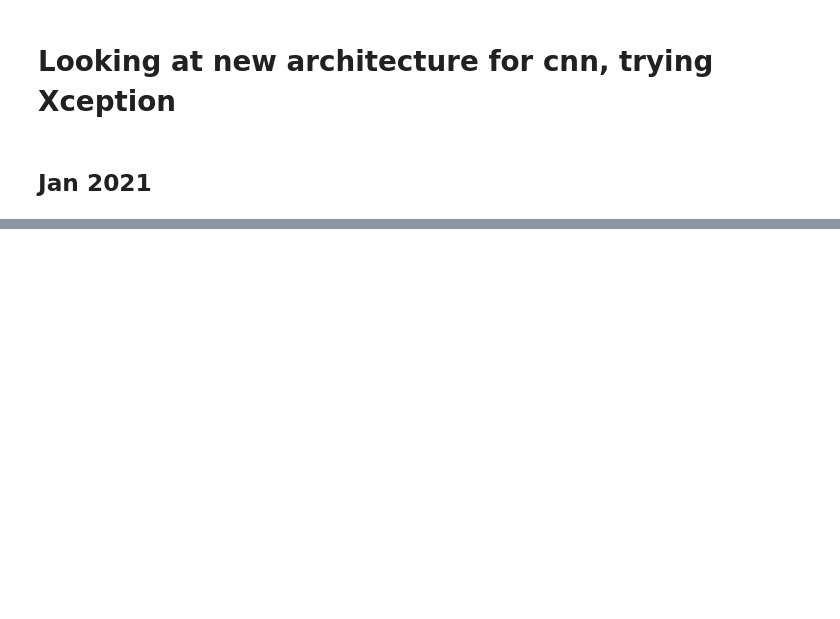
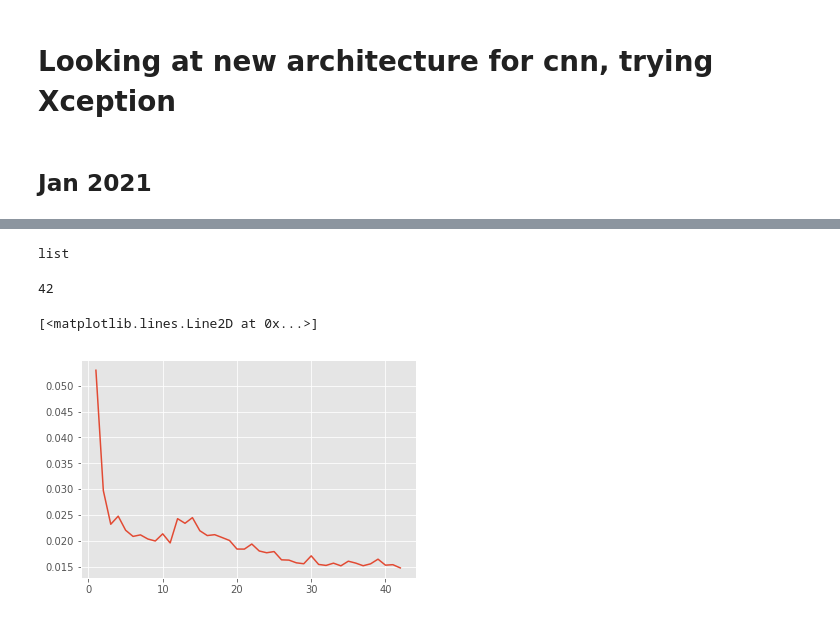
Before and after one commit to connorslagle/homes-like-this, a Jupyter notebook: cnn_sandbox.ipynb, the cells around one changed output, grey strips where cells are left out. Saved outputs shown, nothing was run; the diff lists cells and outputs as text; code cells hidden in the pictures; blank space fills up the shorter version.

Commit message:
training in sandbox

```diff
--- a/cnn_sandbox.ipynb
+++ b/cnn_sandbox.ipynb
@@ -244,0 +289,10 @@ for _ in val_iter:
+# %%
+history = model.fit(
+    x = train_generator,
+    epochs = 50,
+    callbacks = [my_earlystopping_cb, my_checkpoints_cb],
+    steps_per_epoch=(7780 // 32) + 1,
+    validation_data=val_generator,
+    validation_steps= (1944 // 32) +1,
+    use_multiprocessing=True
+)
@@ -244,0 +317,2 @@ for _ in val_iter:
+# %%
+history_2 = history
@@ -244,0 +323,8 @@ for _ in val_iter:
+# %%
+type(history_2.history['val_loss'])
+# %% [output]
+list
+# %%
+history_1.history['val_loss'].extend(history_2.history['val_loss'])
+# %%
+val_loss = history_1.history['val_loss']
@@ -244,0 +333,12 @@ for _ in val_iter:
+# %%
+len(val_loss)
+# %% [output]
+42
+# %%
+fig, ax = plt.subplots()
+
+x_vals = np.linspace(1,len(val_loss), len(val_loss))
+ax.plot(x_vals,val_loss)
+# %% [output]
+[<matplotlib.lines.Line2D at 0x...>]
+[figure, added]
```
Also changed, not shown: parts of 13 cells of this notebook, 1 other file.
